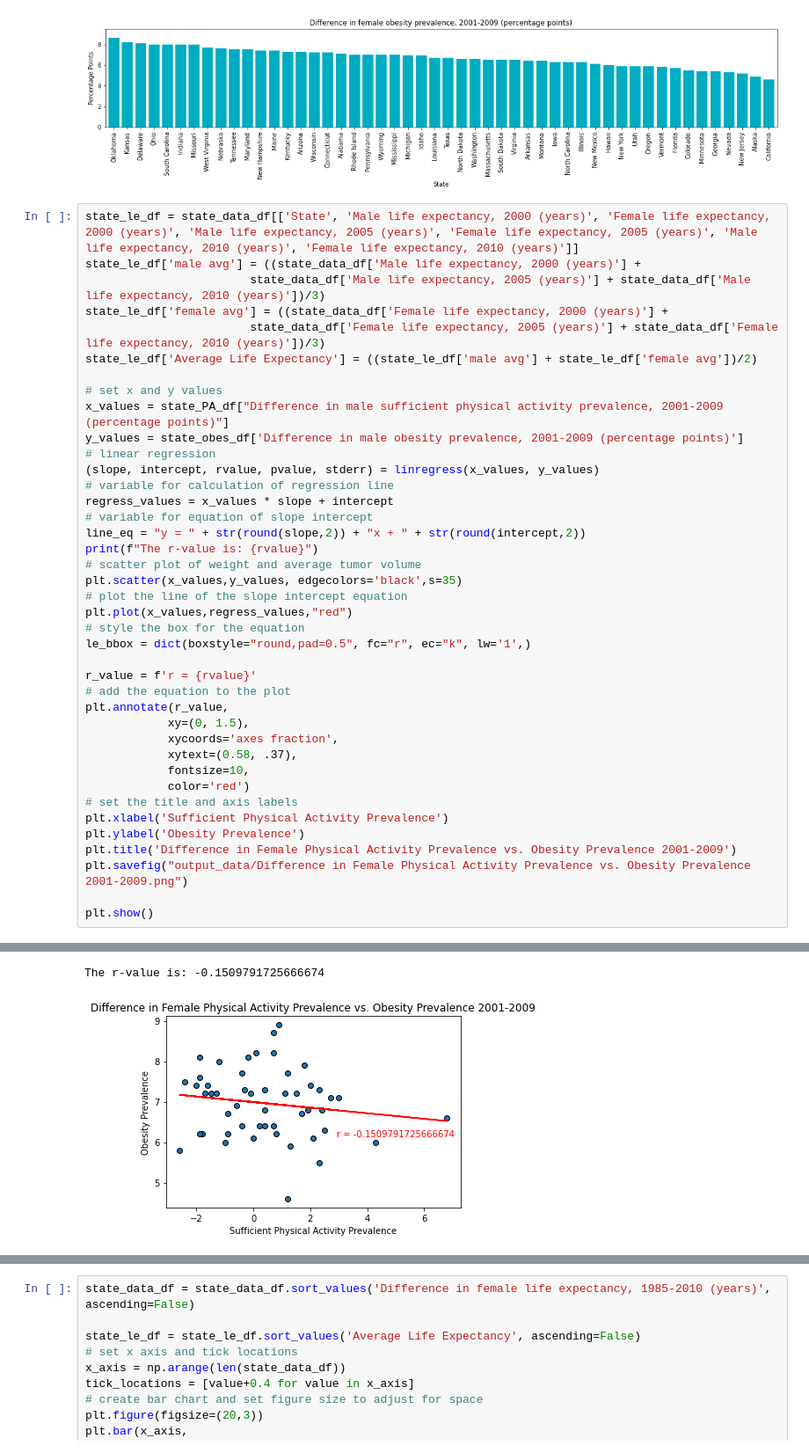
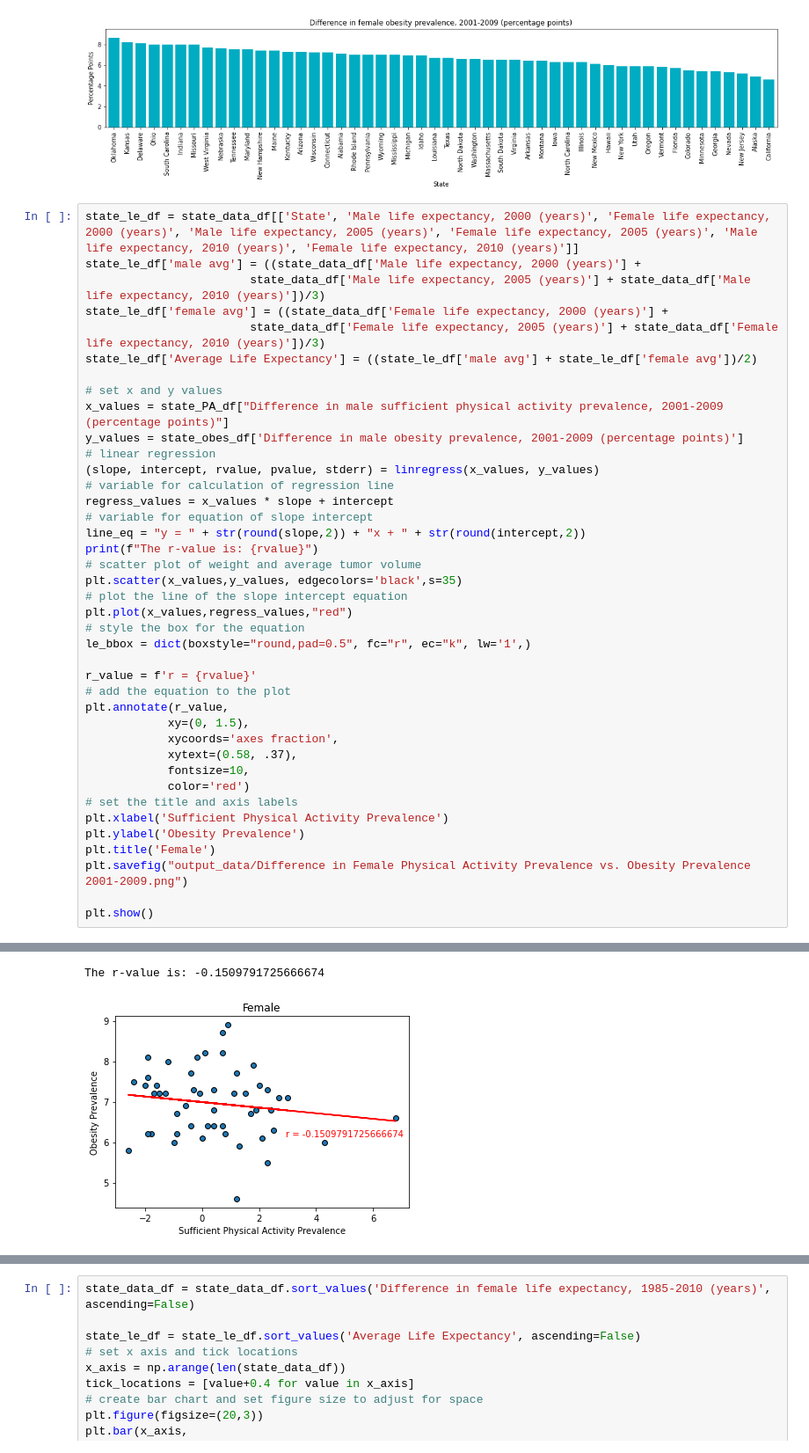
Before and after one commit to Mvillarreal88/State-of-Survival, a Jupyter notebook: Sandbox/Dillon/states-charts.ipynb, the cells around one changed output, grey strips where cells are left out. Shown at 88% size. Drawn from its saved outputs; the diff is of its cells as text.

Commit message:
created teo new regional charts

```diff
--- a/Sandbox/Dillon/states-charts.ipynb
+++ b/Sandbox/Dillon/states-charts.ipynb
@@ -178,35 +178,35 @@ le_bbox = dict(boxstyle="round,pad=0.5", fc="r", ec="k", lw='1',)
 r_value = f'r = {rvalue}'
 # add the equation to the plot
 plt.annotate(r_value,
             xy=(0, 1.5),
             xycoords='axes fraction',
             xytext=(0.58, .37),
             fontsize=10,
             color='red')
 # set the title and axis labels
 plt.xlabel('Sufficient Physical Activity Prevalence')
 plt.ylabel('Obesity Prevalence')
-plt.title('Difference in Female Physical Activity Prevalence vs. Obesity Prevalence 2001-2009')
+plt.title('Female')
 plt.savefig("output_data/Difference in Female Physical Activity Prevalence vs. Obesity Prevalence 2001-2009.png")
 
 plt.show()
 # %% [output]
 A value is trying to be set on a copy of a slice from a DataFrame.
 Try using .loc[row_indexer,col_indexer] = value instead
 
 See the caveats in the documentation: https://pandas.pydata.org/pandas-docs/stable/user_guide/indexing.html#returning-a-view-versus-a-copy
   This is separate from the ipykernel package so we can avoid doing imports until
 A value is trying to be set on a copy of a slice from a DataFrame.
 Try using .loc[row_indexer,col_indexer] = value instead
 
 See the caveats in the documentation: https://pandas.pydata.org/pandas-docs/stable/user_guide/indexing.html#returning-a-view-versus-a-copy
   """
 A value is trying to be set on a copy of a slice from a DataFrame.
 Try using .loc[row_indexer,col_indexer] = value instead
 
 See the caveats in the documentation: https://pandas.pydata.org/pandas-docs/stable/user_guide/indexing.html#returning-a-view-versus-a-copy
 The r-value is: -0.1509791725666674
-[figure, old version]
+[figure, new version]
 # %%
 # set x and y values
 x_values = state_PA_df["Difference in male sufficient physical activity prevalence, 2001-2009 (percentage points)"]
```
Also changed, not shown: parts of 1 cell of this notebook, 8 other files.
